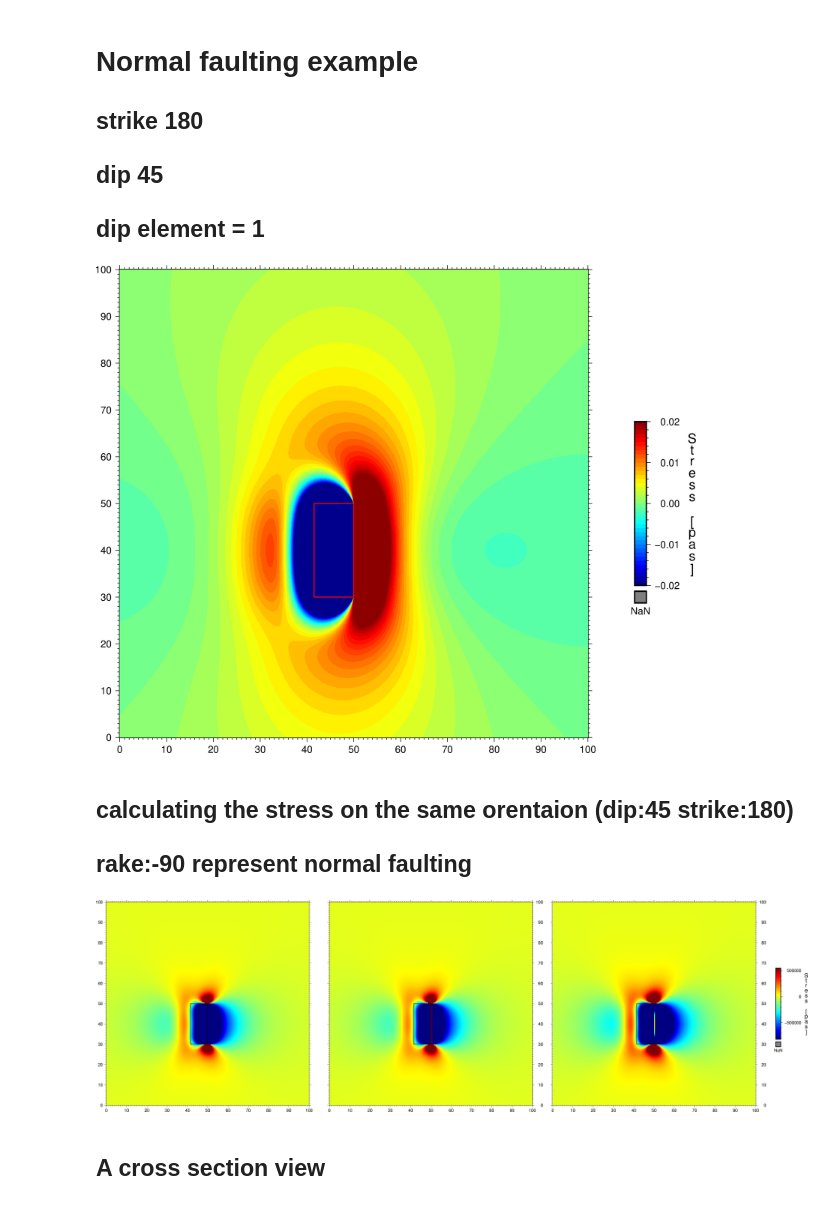
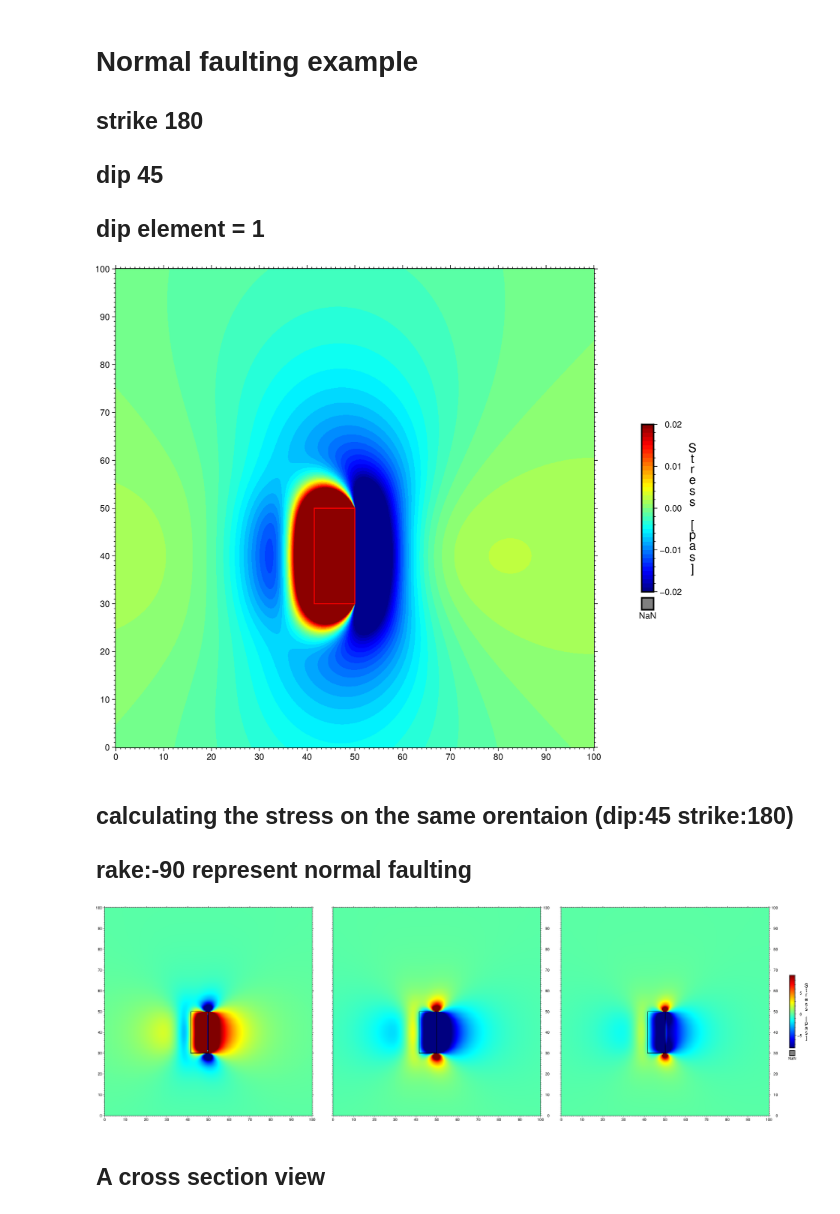
Before and after one commit to yohaimagen/faultSlip, a Jupyter notebook: faultSlip/example/stress_Calc_example.ipynb, the cells around one changed output. Drawn from its saved outputs; the diff is of its cells as text; code cells hidden in the pictures.

```diff
--- a/faultSlip/example/stress_Calc_example.ipynb
+++ b/faultSlip/example/stress_Calc_example.ipynb
@@ -22,6 +23,8 @@ def get_source_cords(s):
     plain_cords_lat = origin_lat + m2dd(plain_cords[:, 1]*1e3)
     plain_cords_lon = origin_lon + m2dd(plain_cords[:, 0]*1e3, plain_cords_lat)
     return np.stack((plain_cords_lon, plain_cords_lat, plain_cords[:, 2])).T
+# %%
+lame_lambda, shear_mod = 320000.0, 320000.0
 # %%
 xx = np.linspace(0, 100e3, 1000)
 yy = np.linspace(0, 100e3, 1000)
@@ -59,7 +61,7 @@ parms = '''{
 		"num_sub_stk":[1],
 		"smooth_up":[],
 		"strike_element":1,
-		"dip_element":-1,
+		"dip_element":1,
 		 "total_width":10
 		}
 	},
@@ -72,9 +74,9 @@ parms = '''{
 	}
 }
 '''
-with open('../off_seis_syn/params.json', 'w') as f:
+with open('./__t.json', 'w') as f:
     f.write(parms)
-inv = Inversion('../off_seis_syn/params.json')
+inv = Inversion('./__t.json')
 inv.solution = np.array([0, 1.0])
 strike_slip = np.array([0.0])
 inv.build_kers()
@@ -94,7 +96,7 @@ fig = gmt.Figure()
 pygmt.config(FORMAT_GEO_MAP='ddd.xx', MAP_FRAME_TYPE='plain')
 region=[0, 100, 0, 100]
 fig.basemap(
-    B=['WSne', 'xa10f1g10', 'ya10f1g10'],
+    frame=['WSne', 'xa10f1g10', 'ya10f1g10'],
     projection=f"X20",
     region=region
 )
@@ -104,14 +106,14 @@ fig.grdimage(grid=da)
 fig.plot(
     x= plain_cords[:, 0],
     y = plain_cords[:, 1],
-    W='1,red',
-    L=True
+    pen='1,red',
+    close=True
 )
 fig.colorbar(position="JMR+o2c/0c+w7c/0.5c+n+mc", frame='af+l"Stress [pas]"')
 
 fig.show(width=600)
 # %% [output]
-[figure, old version]
+[figure, new version]
 # %% [markdown]
 ## calculating the stress on the same orentaion (dip:45 strike:180)
 ## rake:-90 represent normal faulting
@@ -149,3 +120,14 @@ coulomb_da = xr.DataArray(
+# %%
+X, Y = np.meshgrid(np.linspace(0, 100, 200), np.linspace(0, 100, 200))
+Z = np.ones_like(X) * 0.1
+dip = 45
+strike = 180#plain.strike
+rake = -90
+coulomb, tn, ts = inv.calc_coulomb_2d(0.4, X, Y, Z, strike, dip,
+                                      rake, lambda_l=lame_lambda, shear_m=shear_mod)
+shear_da = get_array(tn, X[0, :], Y[:, 0])
+normal_da = get_array(ts, X[0, :], Y[:, 0])
+coulomb_da = get_array(coulomb, X[0, :], Y[:, 0])
 # %%
 fig = gmt.Figure()
 pygmt.config(FORMAT_GEO_MAP='ddd.xx', MAP_FRAME_TYPE='plain')
@@ -163,42 +145,42 @@ fig.grdimage(grid=shear_da)
 fig.plot(
     x= plain_cords[:, 0],
     y = plain_cords[:, 1],
-    W='1,black',
-    L=True
+    pen='1,black',
+    close=True
 )
 fig.shift_origin(xshift='22')
 fig.basemap(
     frame=['wSnE', 'xa10f1g10', 'ya10f1g10'],
     projection=f"X20",
     region=region
 )
 
 fig.grdimage(grid=normal_da)
 fig.plot(
     x= plain_cords[:, 0],
     y = plain_cords[:, 1],
-    W='1,black',
-    L=True
+    pen='1,black',
+    close=True
 )
 
 fig.shift_origin(xshift='22')
 fig.basemap(
     frame=['wSnE', 'xa10f1g10', 'ya10f1g10'],
     projection=f"X20",
     region=region
 )
 
 fig.grdimage(grid=coulomb_da)
 fig.plot(
     x= plain_cords[:, 0],
     y = plain_cords[:, 1],
-    W='1,black',
-    L=True
+    pen='1,black',
+    close=True
 )
 fig.colorbar(position="JMR+o2c/0c+w7c/0.5c+n+mc", frame='af+l"Stress [pas]"')
 
 fig.show(width=1200)
 # %% [output]
-[figure, old version]
+[figure, new version]
 # %% [markdown]
 ## A cross section view
```
Also changed, not shown: parts of 9 cells of this notebook, 52 other files.
